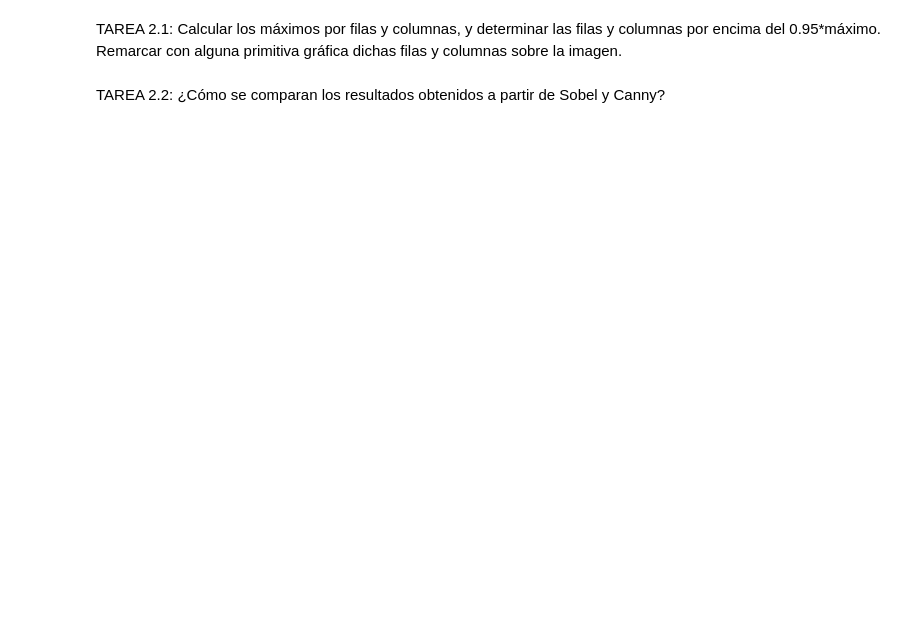
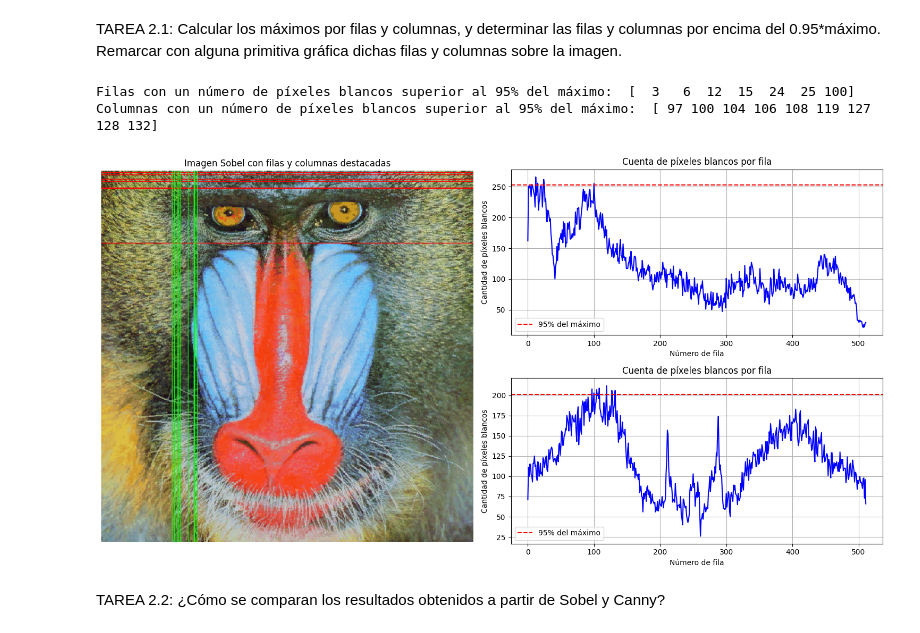
Before and after one commit to AdriTN/Pr-cticas-VC, a Jupyter notebook: P2/VC_P2.ipynb, the cells around one changed output. Cells and saved outputs as stored; diff of their text form; code cells hidden in the pictures; blank space fills up the shorter version.

```diff
--- a/P2/VC_P2.ipynb
+++ b/P2/VC_P2.ipynb
@@ -115,4 +123,60 @@ print("Número de píxeles blancos por columna: ", cols)
 # %% [markdown]
 TAREA 2.1: Calcular los máximos por filas y columnas, y determinar las filas y columnas por encima del 0.95*máximo. Remarcar con alguna primitiva gráfica dichas filas y columnas sobre la imagen.
+# %%
+# Determinar las filas y columnas que están por encima del 95% del máximo.
+rows_95_sobel = np.where(row_counts_sobel > np.max(row_counts_sobel) * 0.95)
+print("Filas con un número de píxeles blancos superior al 95% del máximo: ", rows_95_sobel[0])
+cols_95_sobel = np.where(col_counts_sobel > np.max(col_counts_sobel) * 0.95)
+print("Columnas con un número de píxeles blancos superior al 95% del máximo: ", cols_95_sobel[0])
+
+# Crear una copia de la imagen original para remarcar las filas y columnas
+mandril_copy = mandril.copy()
+# Convertir la imagen a RGB
+mandril_copy = cv2.cvtColor(mandril_copy, cv2.COLOR_BGR2RGB)
+
+# Remarcar las filas que están por encima del 95% del máximo
+for row in rows_95_sobel[0]:
+    mandril_copy[row, :, :] = [255, 0, 0] # Rojo
+
+# Remarcar las columnas que están por encima del 95% del máximo
+for col in cols_95_sobel[0]:
+    mandril_copy[:, col, :] = [0, 255, 0] # Verde
+
+# Visualizar la imagen marcada junto con los gráficos de conteos
+plt.figure(figsize=(15, 8))
+
+# Mostrar la imagen con las filas y columnas marcadas
+plt.subplot(1, 2, 1)
+plt.imshow(mandril_copy)
+plt.title('Imagen Sobel con filas y columnas destacadas')
+plt.axis('off')
+
+# Mostrar el gráfico de la cantidad de píxeles blancos por filas
+plt.subplot(2, 2, 2)
+plt.plot(row_counts_sobel, color='blue')
+plt.axhline(y=np.max(row_counts_sobel) * 0.95, color='r', linestyle='--', label='95% del máximo')
+plt.title('Cuenta de píxeles blancos por fila')
+plt.xlabel('Número de fila')
+plt.ylabel('Cantidad de píxeles blancos')
+plt.grid(True)
+plt.legend()
+
+# Mostrar el gráfico de la cantidad de píxeles blancos por columnas
+plt.subplot(2, 2, 4)
+plt.plot(col_counts_sobel, color='blue')
+plt.axhline(y=np.max(col_counts_sobel) * 0.95, color='r', linestyle='--', label='95% del máximo')
+plt.title('Cuenta de píxeles blancos por fila')
+plt.xlabel('Número de fila')
+plt.ylabel('Cantidad de píxeles blancos')
+plt.grid(True)
+plt.legend()
+
+# Ajustar el diseño de los gráficos
+plt.tight_layout()
+plt.show()
+# %% [output]
+Filas con un número de píxeles blancos superior al 95% del máximo:  [  3   6  12  15  24  25 100]
+Columnas con un número de píxeles blancos superior al 95% del máximo:  [ 97 100 104 106 108 119 127 128 132]
+[figure, added]
 # %% [markdown]
 TAREA 2.2: ¿Cómo se comparan los resultados obtenidos a partir de Sobel y Canny?
```
Also changed, not shown: parts of 4 cells of this notebook.
